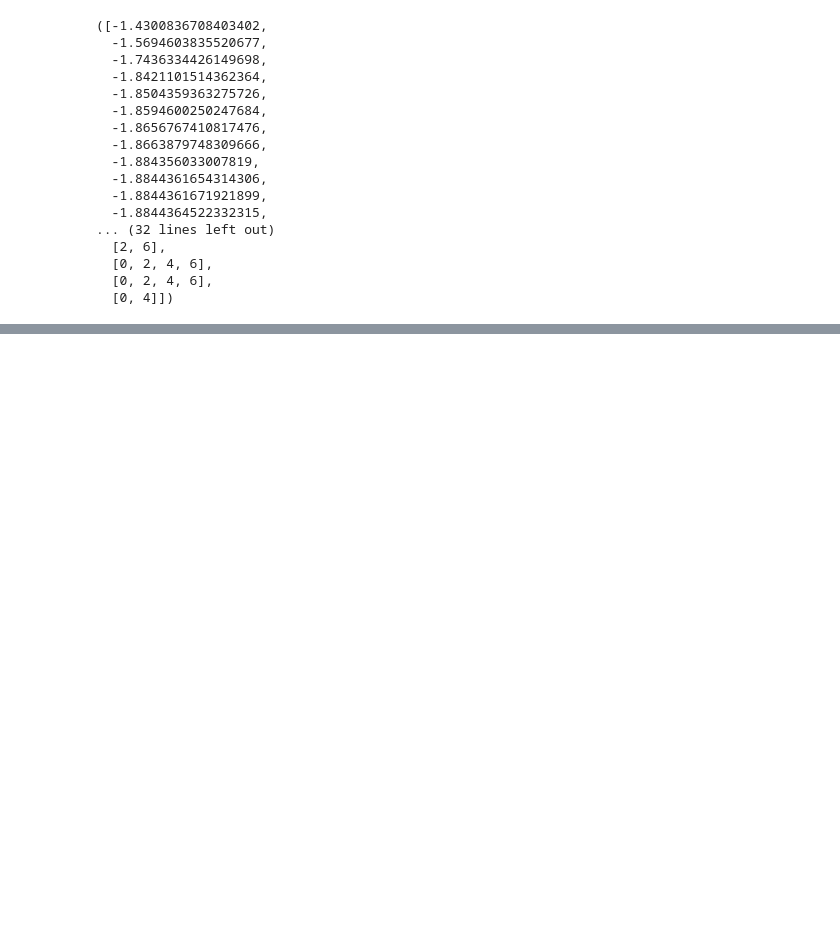
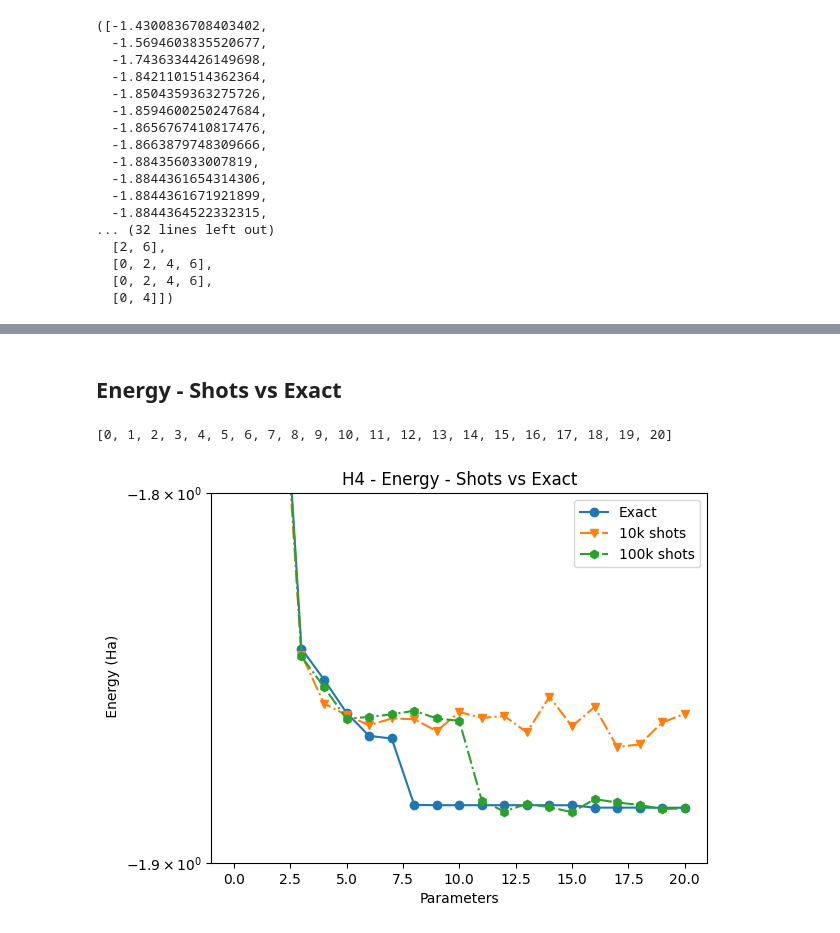
Before and after one commit to srivathsanps-quantum/QC-chemistry, a Jupyter notebook: AdaptVQEcode.ipynb, the cells around one changed output, grey strips where cells are left out. Cells and saved outputs as stored; diff of their text form; code cells hidden in the pictures; blank space fills up the shorter version.

```diff
--- a/AdaptVQEcode.ipynb
+++ b/AdaptVQEcode.ipynb
@@ -455,0 +462,41 @@ plt.show()
+# %% [markdown]
+## Energy - Shots vs Exact
+# %%
+import numpy as np
+params = []
+for k in range(21):
+    params.append(k)
+
+print(params)
+
+E_exact = np.array([-1.4300836708403402, -1.5694603835520677, -1.7436334426149698, -1.8421101514362364, -1.8504359363275726, -1.8594600250247684,
+                    -1.8656767410817476, -1.8663879748309666, -1.884356033007819, -1.8844361654314306, -1.8844361671921899, -1.8844364522332315,
+                    -1.8844364556758229, -1.8844365760316029, -1.884436576484849, -1.8844612572187276, -1.885096631853509, -1.885097395511084,
+                    -1.8850973962695554, -1.885123539547584, -1.885123539730992])
+
+E_100k = np.array([-1.431464387461462, -1.5706137840445968, -1.7445154292149, -1.844173238851841, -1.8524862425248212, -1.8610473845425686,
+                    -1.8605410002761278, -1.8598552535070012, -1.8588853857612926, -1.8609569752901267,  -1.861604086709718, -1.8831889197982379,
+                    -1.8861726774026286,-1.8840488019855615, -1.8849791250167156,  -1.88632288156302, -1.8828073690834548, -1.883695972101264,
+                      -1.884379016297748, -1.8854498416713266, -1.885303132220318]) #Powell - 100k shots - 1st iteration
+
+E_10k = np.array([-1.4351673889352257, -1.5651991504418161, -1.751469123615361, -1.8436952594174199, -1.8569282898247246, -1.8600672216690162,
+                   -1.8628077792693236, -1.8609601988065476, -1.8611885481633914, -1.8643987945828824, -1.859208081363875,-1.8608238017901975,
+                   -1.8602877158680589, -1.8647583024593826, -1.8550588122073244, -1.8631195449319817, -1.8578492010166685, -1.8686697660828904,
+                   -1.868002835086847,-1.8620610309226926,  -1.859707949605153]) #Powell - 10k shots - 0th iteration
+
+
+import matplotlib.pyplot as plt
+plt.plot(params, E_exact, '-o', label = 'Exact')
+plt.plot(params, E_10k, '-.v', label = '10k shots')
+plt.plot(params, E_100k, '-.h', label = '100k shots')
+plt.legend()
+#plt.yscale('log')
+plt.yscale('symlog')
+plt.ylim(-1.90, -1.8)
+plt.xlabel('Parameters')
+plt.title('H4 - Energy - Shots vs Exact')
+plt.ylabel(' Energy (Ha)')
+plt.show()
+# %% [output]
+[0, 1, 2, 3, 4, 5, 6, 7, 8, 9, 10, 11, 12, 13, 14, 15, 16, 17, 18, 19, 20]
+[figure, added]
```
Also changed, not shown: parts of 3 cells of this notebook.
